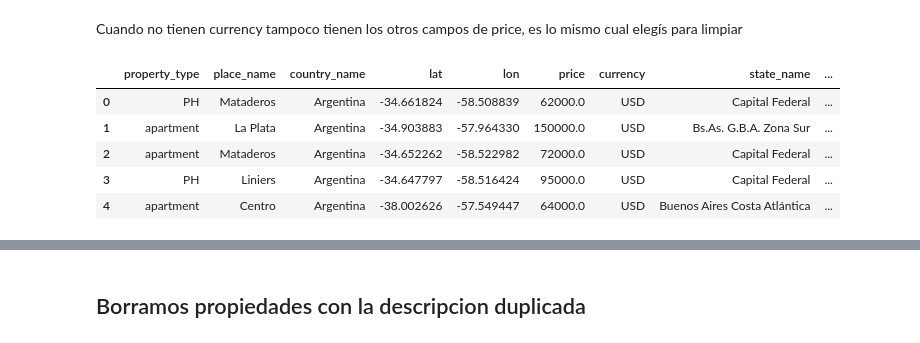
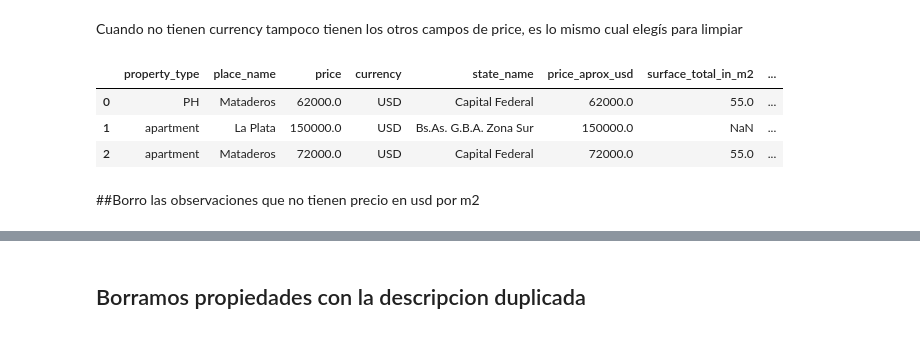
Before and after one commit to snjauregui/notebooks, a Jupyter notebook: TP2_Properati.ipynb, the cells around one changed output, grey strips where cells are left out. Drawn from its saved outputs; the diff is of its cells as text; code cells hidden in the pictures.

```diff
--- a/TP2_Properati.ipynb
+++ b/TP2_Properati.ipynb
@@ -132,9 +121,6 @@ properatti_data.head(5)
 properatti_data = properatti_data[[
  'property_type',
  'place_name',
- 'country_name',
- 'lat',
- 'lon',
  'price',
  'currency',
  'state_name',
@@ -145,5 +131,5 @@ properatti_data = properatti_data[[
  'price_per_m2',
  'description']]
 
-properatti_data.head()
+properatti_data.head(3)
 # %% [output]
@@ -159,11 +143,11 @@ properatti_data.head()
 Cuando no tienen currency tampoco tienen los otros campos de price, es lo mismo cual elegís para limpiar
 # %%
 properatti_data = properatti_data[properatti_data['currency'].notnull()]
-properatti_data.head(5)
+properatti_data.head(3)
 # %% [output]
-|  | property_type | place_name | country_name | lat | lon | price | currency | state_name | ... |
-| 0 | PH | Mataderos | Argentina | -34.661824 | -58.508839 | 62000.0 | USD | Capital Federal | ... |
-| 1 | apartment | La Plata | Argentina | -34.903883 | -57.964330 | 150000.0 | USD | Bs.As. G.B.A. Zona Sur | ... |
-| 2 | apartment | Mataderos | Argentina | -34.652262 | -58.522982 | 72000.0 | USD | Capital Federal | ... |
-| 3 | PH | Liniers | Argentina | -34.647797 | -58.516424 | 95000.0 | USD | Capital Federal | ... |
-| 4 | apartment | Centro | Argentina | -38.002626 | -57.549447 | 64000.0 | USD | Buenos Aires Costa Atlántica | ... |
+|  | property_type | place_name | price | currency | state_name | price_aprox_usd | surface_total_in_m2 | ... |
+| 0 | PH | Mataderos | 62000.0 | USD | Capital Federal | 62000.0 | 55.0 | ... |
+| 1 | apartment | La Plata | 150000.0 | USD | Bs.As. G.B.A. Zona Sur | 150000.0 | NaN | ... |
+| 2 | apartment | Mataderos | 72000.0 | USD | Capital Federal | 72000.0 | 55.0 | ... |
+# %% [markdown]
+##Borro las observaciones que no tienen precio en usd por m2
```
Also changed, not shown: parts of 88 cells of this notebook.
